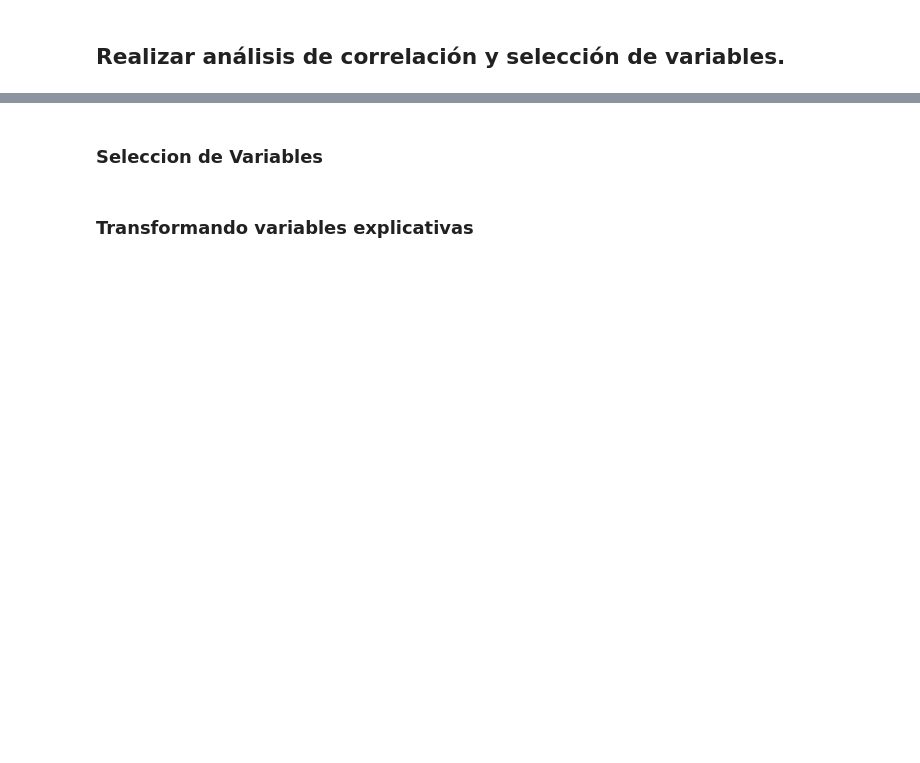
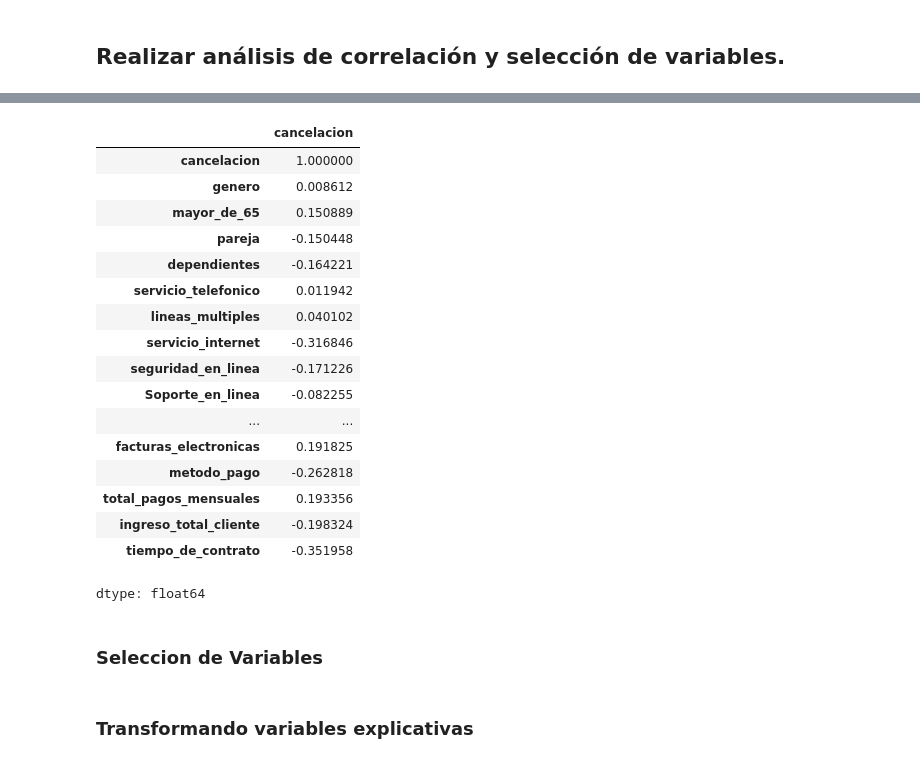
Before and after one commit to arnaldourbina/desafio_telecom_x_2, a Jupyter notebook: Desafio_TelecomX2.ipynb, the cells around one changed output, grey strips where cells are left out. Drawn from its saved outputs; the diff is of its cells as text; code cells hidden in the pictures; blank space fills up the shorter version.

```diff
--- a/Desafio_TelecomX2.ipynb
+++ b/Desafio_TelecomX2.ipynb
@@ -75,3 +85,33 @@ memory usage: 1.2+ MB
+# %%
+df_telecom2_num['servicio_internet']= df_telecom2_num['servicio_internet'].replace({'fiber optic':0,'dsl':1,'no':2})
+# %%
+
+df_telecom2_num['tipo_contrato']= df_telecom2_num['tipo_contrato'].replace({'month-to-month':0,'two year':1,'one year':2})
+# %%
+df_telecom2_num['metodo_pago']= df_telecom2_num['metodo_pago'].replace({'electronic check':0,'mailed check':1,'bank transfer (automatic)':2,'credit card (automatic)':3})
+# %%
+corr = df_telecom2_num.corr()
+# %%
+corr['cancelacion']
+# %% [output]
+|  | cancelacion |
+| cancelacion | 1.000000 |
+| genero | 0.008612 |
+| mayor_de_65 | 0.150889 |
+| pareja | -0.150448 |
+| dependientes | -0.164221 |
+| servicio_telefonico | 0.011942 |
+| lineas_multiples | 0.040102 |
+| servicio_internet | -0.316846 |
+| seguridad_en_linea | -0.171226 |
+| Soporte_en_linea | -0.082255 |
+| ... | ... |
+| facturas_electronicas | 0.191825 |
+| metodo_pago | -0.262818 |
+| total_pagos_mensuales | 0.193356 |
+| ingreso_total_cliente | -0.198324 |
+| tiempo_de_contrato | -0.351958 |
+dtype: float64
 # %% [markdown]
 ### Seleccion de Variables
 # %%
```
Also changed, not shown: parts of 21 cells of this notebook.
